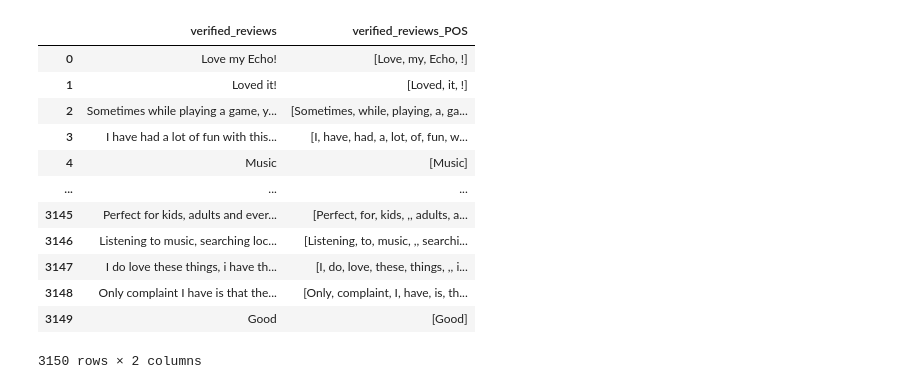
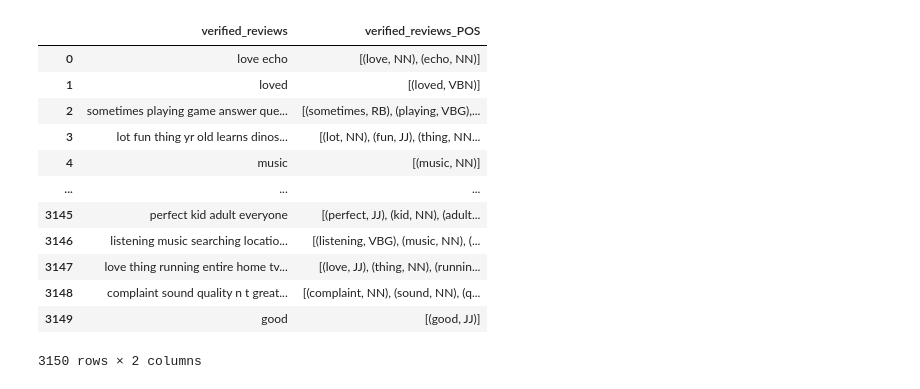
Before and after one commit to OmarNashat01/MCIT_Internship, a Jupyter notebook: data/Untitled.ipynb, the cells around one changed output. Drawn from its saved outputs; the diff is of its cells as text; code cells hidden in the pictures.

```diff
--- a/data/Untitled.ipynb
+++ b/data/Untitled.ipynb
@@ -31,3 +59,18 @@ df.head()
 | 4 | 5 | 31-Jul-18 | Charcoal Fabric | Music | 1 |
 # %%
 df = df.drop(['rating', 'date','feedback' ,'variation'], axis=1)
+# %%
+def clean_text(review):
+    stopword = set(stopwords.words('english'))
+    stopword.add('')
+    review = word_tokenize(review)
+    review = [rev.lower() for rev in review]
+    review = [re.sub("[^A-Za-z0-9]",' ',rev) for rev in review]
+    review = [re.sub(r'[0-9]+',' ',rev) for rev in review]
+    review = " ".join(WordNetLemmatizer().lemmatize(i) for i in review if i not in stopword)
+
+    return review
+
+df['verified_reviews'] = df['verified_reviews'].apply(lambda rev: clean_text(rev))
+
+df
@@ -34,18 +91,17 @@ df = df.drop(['rating', 'date','feedback' ,'variation'], axis=1)
 # %%
-
-df['verified_reviews_POS'] = df['verified_reviews'].apply(lambda x: word_tokenize(x))
+df['verified_reviews_POS'] = df['verified_reviews'].apply(lambda x: nltk.pos_tag(x.split()))
 df
 # %% [output]
 |  | verified_reviews | verified_reviews_POS |
-| 0 | Love my Echo! | [Love, my, Echo, !] |
-| 1 | Loved it! | [Loved, it, !] |
-| 2 | Sometimes while playing a game, y... | [Sometimes, while, playing, a, ga... |
-| 3 | I have had a lot of fun with this... | [I, have, had, a, lot, of, fun, w... |
-| 4 | Music | [Music] |
+| 0 | love echo | [(love, NN), (echo, NN)] |
+| 1 | loved | [(loved, VBN)] |
+| 2 | sometimes playing game answer que... | [(sometimes, RB), (playing, VBG),... |
+| 3 | lot fun thing yr old learns dinos... | [(lot, NN), (fun, JJ), (thing, NN... |
+| 4 | music | [(music, NN)] |
 | ... | ... | ... |
-| 3145 | Perfect for kids, adults and ever... | [Perfect, for, kids, ,, adults, a... |
-| 3146 | Listening to music, searching loc... | [Listening, to, music, ,, searchi... |
-| 3147 | I do love these things, i have th... | [I, do, love, these, things, ,, i... |
-| 3148 | Only complaint I have is that the... | [Only, complaint, I, have, is, th... |
-| 3149 | Good | [Good] |
+| 3145 | perfect kid adult everyone | [(perfect, JJ), (kid, NN), (adult... |
+| 3146 | listening music searching locatio... | [(listening, VBG), (music, NN), (... |
+| 3147 | love thing running entire home tv... | [(love, JJ), (thing, NN), (runnin... |
+| 3148 | complaint sound quality n t great... | [(complaint, NN), (sound, NN), (q... |
+| 3149 | good | [(good, JJ)] |
 3150 rows × 2 columns
```
Also changed, not shown: parts of 13 cells of this notebook.
